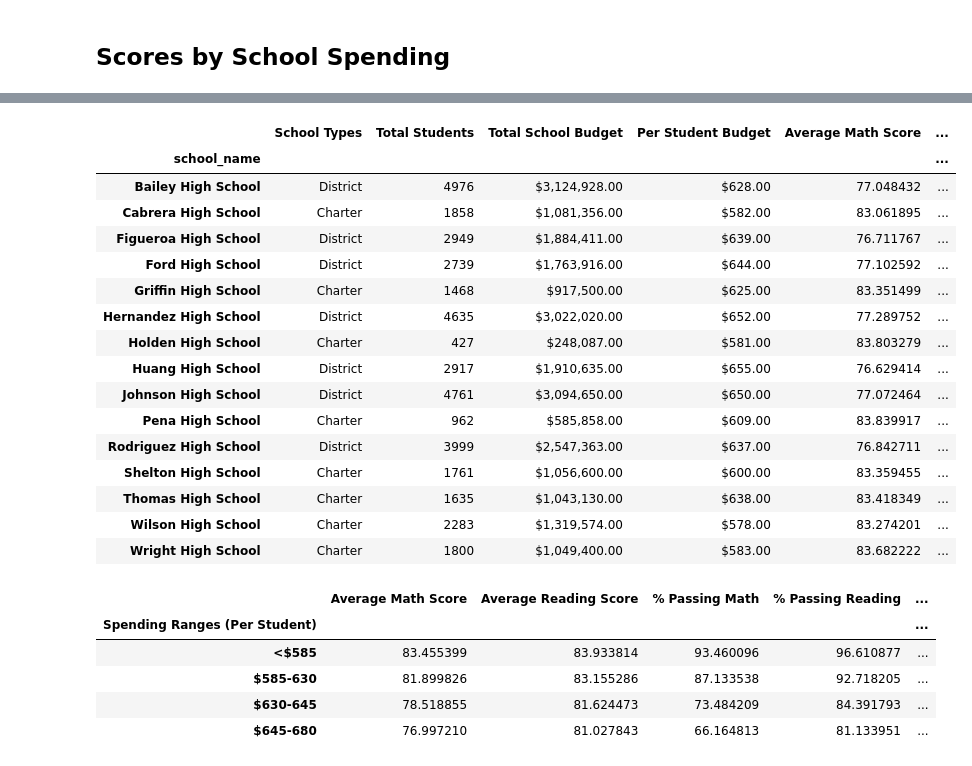
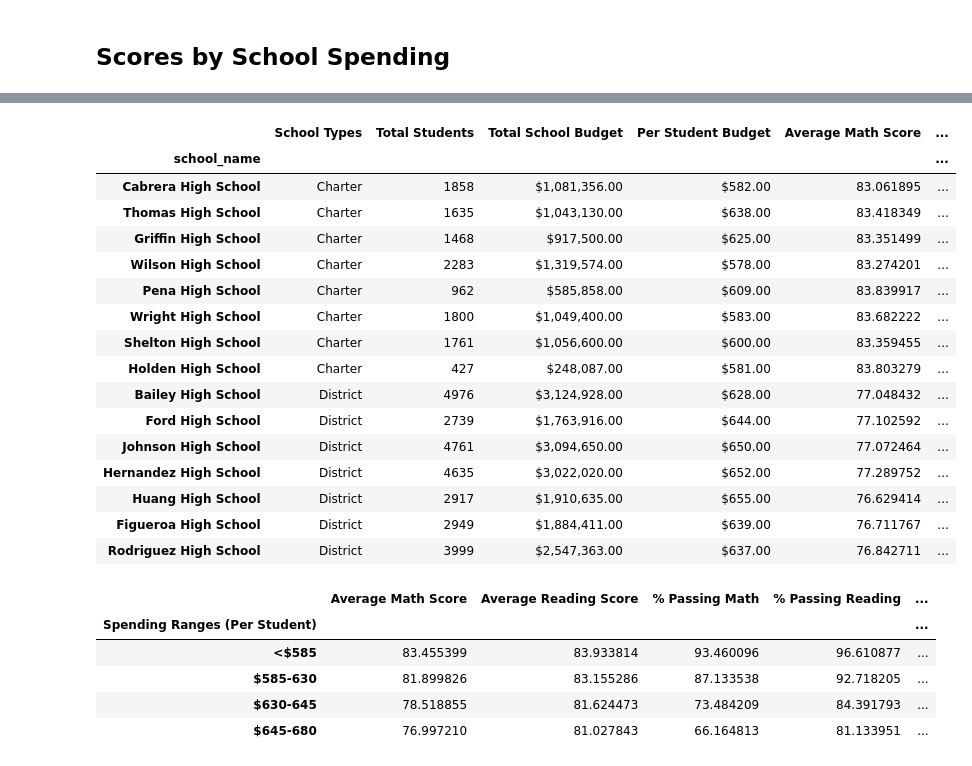
Before and after one commit to Maha112024/Pandas-challenge, a Jupyter notebook: PyCitySchools_starter.ipynb, the cells around one changed output, grey strips where cells are left out. Cells and saved outputs as stored; diff of their text form; code cells hidden in the pictures.

```diff
--- a/PyCitySchools_starter.ipynb
+++ b/PyCitySchools_starter.ipynb
@@ -318,3 +131,0 @@ students_passing_reading
-# %%
-school_students_passing_reading = passing_reading.groupby("school_name")["student_name"].count()
-school_students_passing_reading
@@ -339,7 +132,4 @@ Name: student_name, dtype: int64
 # %%
 # Use the provided code to calculate the number of students per school that passed both math and reading with scores of 70 or higher
-students_passing_math_and_reading = school_data_complete[
-    (school_data_complete["reading_score"] >= 70) & (school_data_complete["math_score"] >= 70)
-]
+students_passing_math_and_reading = school_data_complete[(school_data_complete["reading_score"] >= 70) & (school_data_complete["math_score"] >= 70)]
 school_students_passing_math_and_reading = students_passing_math_and_reading.groupby(["school_name"]).size()
-school_students_passing_math_and_reading
@@ -437,15 +143,16 @@ dtype: float64
 # %%
 # Create a DataFrame called `per_school_summary` with columns for the calculations above.
 
-summary_data = pd.DataFrame({ "School Types" : school_types,"Total Students": per_school_counts,"Total School Budget" :per_school_budget,
-                 "Per Student Budget" : per_school_budget/per_school_counts,
-                 # "Students Passing Math": school_students_passing_math,
-                  "Average Math Score" : per_school_math,
-                  "Average Reading Score": per_school_reading,
-   # "Overall Passing Students": school_students_passing_math_and_reading,
-                   "% Passing Rate Math": per_school_passing_math,
-                   "% Passing Rate Reading": per_school_passing_reading,
-                    "Overall Passing Rate": overall_passing_rate})
+summary_data = pd.DataFrame({ "School Types" : school_types,
+                             "Total Students": per_school_counts,
+                             "Total School Budget" :per_school_budget,
+                             "Per Student Budget" : per_school_budget/per_school_counts,
+                             "Average Math Score" : per_school_math,
+                             "Average Reading Score": per_school_reading,
+                             "% Passing Rate Math": per_school_passing_math,
+                             "% Passing Rate Reading": per_school_passing_reading,
+                             "% Overall Passing": overall_passing_rate})
+
 #per_school_summary = pd.DataFrame(summary_data)
 summary_data
 
@@ -455,6 +162,7 @@ summary_data["Per Student Budget"] = summary_data["Per Student Budget"].map("${:
 
 # Display the DataFrame
 per_school_summary = summary_data.copy()
+#per_school_summary = per_school_summary.sort_values("% Overall Passing", ascending=False)
 per_school_summary
 # %% [output]
 |  | School Types | Total Students | Total School Budget | Per Student Budget | Average Math Score | ... |
@@ -594,5 +302,4 @@ spending_bins = [0, 585, 630, 645, 680]
 labels = ["<$585", "$585-630", "$630-645", "$645-680"]
 # %%
 # Create a copy of the school summary for later aggregations
-school_spending_df = summary_data.copy()
-school_spending_df
+school_spending_df = per_school_summary.copy()
@@ -617,26 +306,25 @@ school_spending_df
 # %%
 #use 'pd.cut' on the per_school_capti Series from earlier to categorize per student spending basted on th bins
-school_spending_df["Spending Ranges (Per Student)"] = pd.cut(per_school_capita,
-                                                       spending_bins,
-                                                       labels=labels )
+school_spending_df["Spending Ranges (Per Student)"] = pd.cut(per_school_capita, spending_bins, labels=labels )
 # Display the first few rows of the DataFrame
+school_spending_df = school_spending_df.sort_values("% Overall Passing", ascending=False)
 school_spending_df
 # %% [output]
 |  | School Types | Total Students | Total School Budget | Per Student Budget | Average Math Score | ... |
 | school_name |  |  |  |  |  | ... |
+| Cabrera High School | Charter | 1858 | $1,081,356.00 | $582.00 | 83.061895 | ... |
+| Thomas High School | Charter | 1635 | $1,043,130.00 | $638.00 | 83.418349 | ... |
+| Griffin High School | Charter | 1468 | $917,500.00 | $625.00 | 83.351499 | ... |
+| Wilson High School | Charter | 2283 | $1,319,574.00 | $578.00 | 83.274201 | ... |
+| Pena High School | Charter | 962 | $585,858.00 | $609.00 | 83.839917 | ... |
+| Wright High School | Charter | 1800 | $1,049,400.00 | $583.00 | 83.682222 | ... |
+| Shelton High School | Charter | 1761 | $1,056,600.00 | $600.00 | 83.359455 | ... |
+| Holden High School | Charter | 427 | $248,087.00 | $581.00 | 83.803279 | ... |
 | Bailey High School | District | 4976 | $3,124,928.00 | $628.00 | 77.048432 | ... |
-| Cabrera High School | Charter | 1858 | $1,081,356.00 | $582.00 | 83.061895 | ... |
+| Ford High School | District | 2739 | $1,763,916.00 | $644.00 | 77.102592 | ... |
+| Johnson High School | District | 4761 | $3,094,650.00 | $650.00 | 77.072464 | ... |
+| Hernandez High School | District | 4635 | $3,022,020.00 | $652.00 | 77.289752 | ... |
+| Huang High School | District | 2917 | $1,910,635.00 | $655.00 | 76.629414 | ... |
 | Figueroa High School | District | 2949 | $1,884,411.00 | $639.00 | 76.711767 | ... |
-| Ford High School | District | 2739 | $1,763,916.00 | $644.00 | 77.102592 | ... |
-| Griffin High School | Charter | 1468 | $917,500.00 | $625.00 | 83.351499 | ... |
-| Hernandez High School | District | 4635 | $3,022,020.00 | $652.00 | 77.289752 | ... |
-| Holden High School | Charter | 427 | $248,087.00 | $581.00 | 83.803279 | ... |
-| Huang High School | District | 2917 | $1,910,635.00 | $655.00 | 76.629414 | ... |
-| Johnson High School | District | 4761 | $3,094,650.00 | $650.00 | 77.072464 | ... |
-| Pena High School | Charter | 962 | $585,858.00 | $609.00 | 83.839917 | ... |
 | Rodriguez High School | District | 3999 | $2,547,363.00 | $637.00 | 76.842711 | ... |
-| Shelton High School | Charter | 1761 | $1,056,600.00 | $600.00 | 83.359455 | ... |
-| Thomas High School | Charter | 1635 | $1,043,130.00 | $638.00 | 83.418349 | ... |
-| Wilson High School | Charter | 2283 | $1,319,574.00 | $578.00 | 83.274201 | ... |
-| Wright High School | Charter | 1800 | $1,049,400.00 | $583.00 | 83.682222 | ... |
 # %%
```
Also changed, not shown: parts of 31 cells of this notebook, 1 other file.
